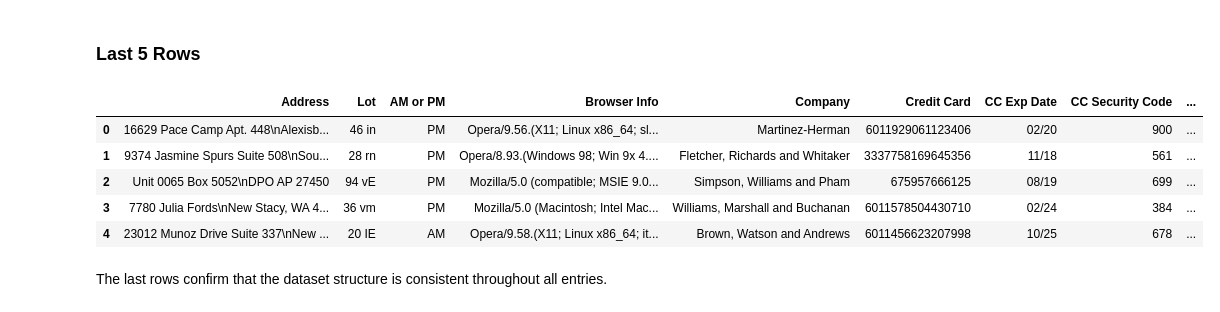
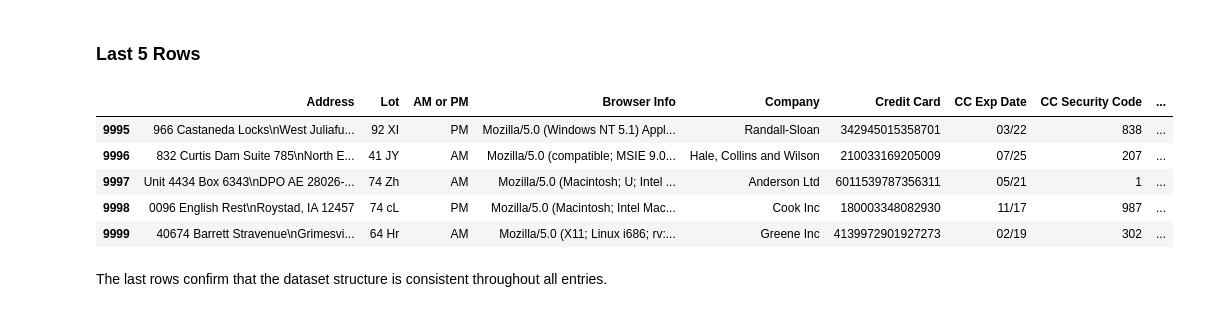
Before and after one commit to abhishekakhand737/Eda-Projects, a Jupyter notebook: 03_Ecommerce_Eda.ipynb, the cells around one changed output. Drawn from its saved outputs; the diff is of its cells as text; code cells hidden in the pictures.

```diff
--- a/03_Ecommerce_Eda.ipynb
+++ b/03_Ecommerce_Eda.ipynb
@@ -45,14 +45,14 @@ Observation:-The dataset contains transaction-related and customer-related infor
 # %% [markdown]
 ### Last 5 Rows
 # %%
-df.head()
+df.tail()
 # %% [output]
 |  | Address | Lot | AM or PM | Browser Info | Company | Credit Card | CC Exp Date | CC Security Code | ... |
-| 0 | 16629 Pace Camp Apt. 448\nAlexisb... | 46 in | PM | Opera/9.56.(X11; Linux x86_64; sl... | Martinez-Herman | 6011929061123406 | 02/20 | 900 | ... |
-| 1 | 9374 Jasmine Spurs Suite 508\nSou... | 28 rn | PM | Opera/8.93.(Windows 98; Win 9x 4.... | Fletcher, Richards and Whitaker | 3337758169645356 | 11/18 | 561 | ... |
-| 2 | Unit 0065 Box 5052\nDPO AP 27450 | 94 vE | PM | Mozilla/5.0 (compatible; MSIE 9.0... | Simpson, Williams and Pham | 675957666125 | 08/19 | 699 | ... |
-| 3 | 7780 Julia Fords\nNew Stacy, WA 4... | 36 vm | PM | Mozilla/5.0 (Macintosh; Intel Mac... | Williams, Marshall and Buchanan | 6011578504430710 | 02/24 | 384 | ... |
-| 4 | 23012 Munoz Drive Suite 337\nNew ... | 20 IE | AM | Opera/9.58.(X11; Linux x86_64; it... | Brown, Watson and Andrews | 6011456623207998 | 10/25 | 678 | ... |
+| 9995 | 966 Castaneda Locks\nWest Juliafu... | 92 XI | PM | Mozilla/5.0 (Windows NT 5.1) Appl... | Randall-Sloan | 342945015358701 | 03/22 | 838 | ... |
+| 9996 | 832 Curtis Dam Suite 785\nNorth E... | 41 JY | AM | Mozilla/5.0 (compatible; MSIE 9.0... | Hale, Collins and Wilson | 210033169205009 | 07/25 | 207 | ... |
+| 9997 | Unit 4434 Box 6343\nDPO AE 28026-... | 74 Zh | AM | Mozilla/5.0 (Macintosh; U; Intel ... | Anderson Ltd | 6011539787356311 | 05/21 | 1 | ... |
+| 9998 | 0096 English Rest\nRoystad, IA 12457 | 74 cL | PM | Mozilla/5.0 (Macintosh; Intel Mac... | Cook Inc | 180003348082930 | 11/17 | 987 | ... |
+| 9999 | 40674 Barrett Stravenue\nGrimesvi... | 64 Hr | AM | Mozilla/5.0 (X11; Linux i686; rv:... | Greene Inc | 4139972901927273 | 02/19 | 302 | ... |
 # %% [markdown]
 The last rows confirm that the dataset structure is consistent throughout all entries.
 # %% [markdown]
```
